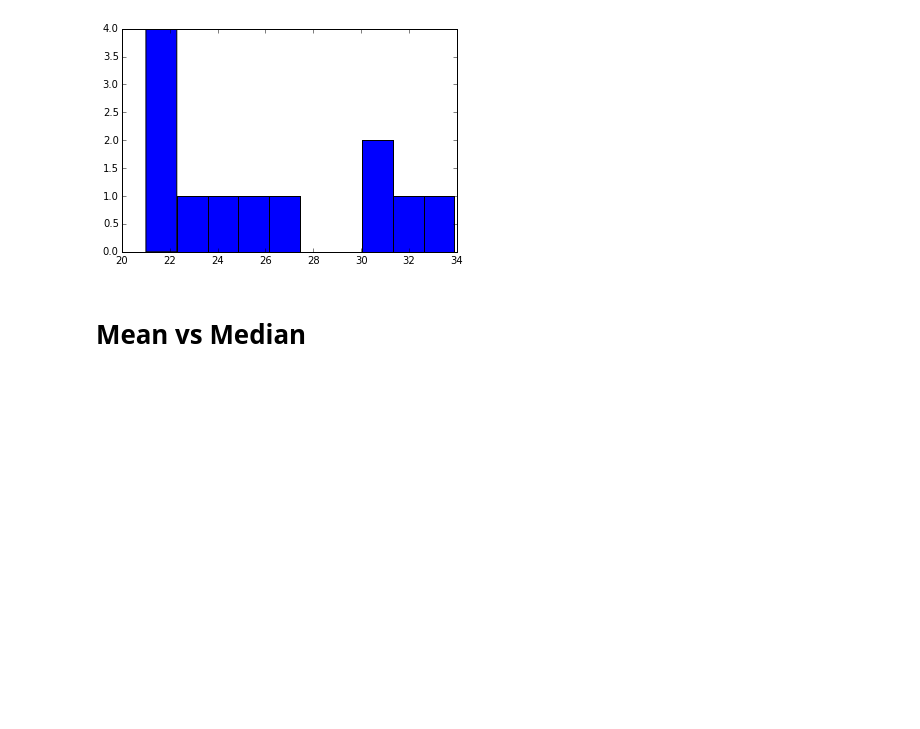
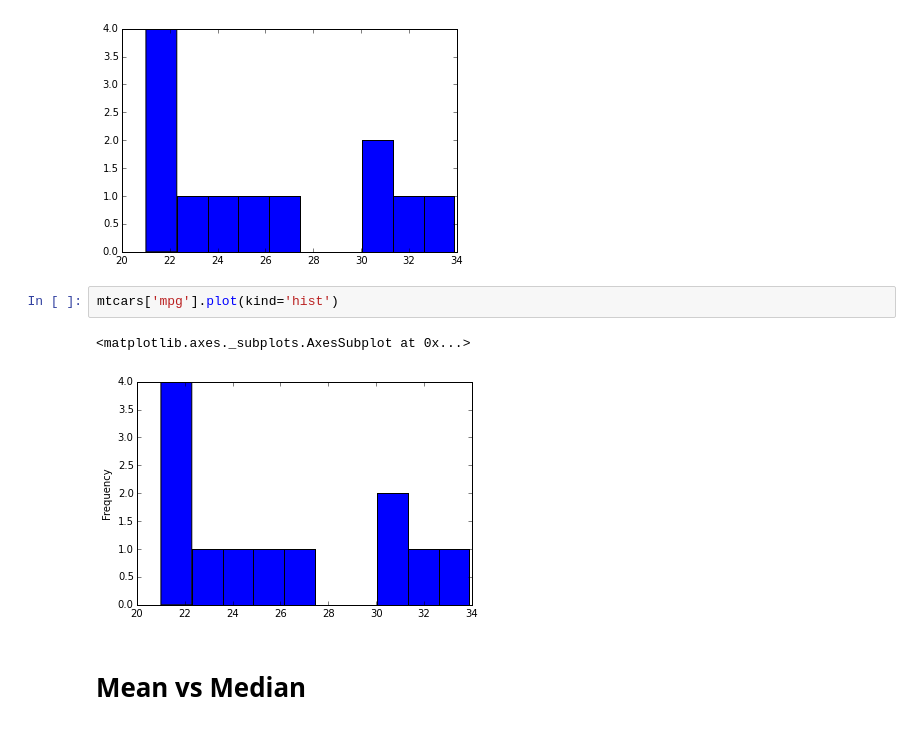
Before and after one commit to readywater/SF-DAT-20, a Jupyter notebook: Code/Lecture3.ipynb, the cells around one changed output. Saved outputs shown, nothing was run; the diff lists cells and outputs as text; blank space fills up the shorter version.

```diff
--- a/Code/Lecture3.ipynb
+++ b/Code/Lecture3.ipynb
@@ -90,6 +107,11 @@ plt.hist(np.array(mtcars.mpg))
          31.32,  32.61,  33.9 ]),
  <a list of 10 Patch objects>)
 [figure]
+# %%
+mtcars['mpg'].plot(kind='hist')
+# %% [output]
+<matplotlib.axes._subplots.AxesSubplot at 0x...>
+[figure, added]
 # %% [markdown]
 # Mean vs Median
 # %% [markdown]
```
Also changed, not shown: parts of 7 cells of this notebook, 1 other file.
